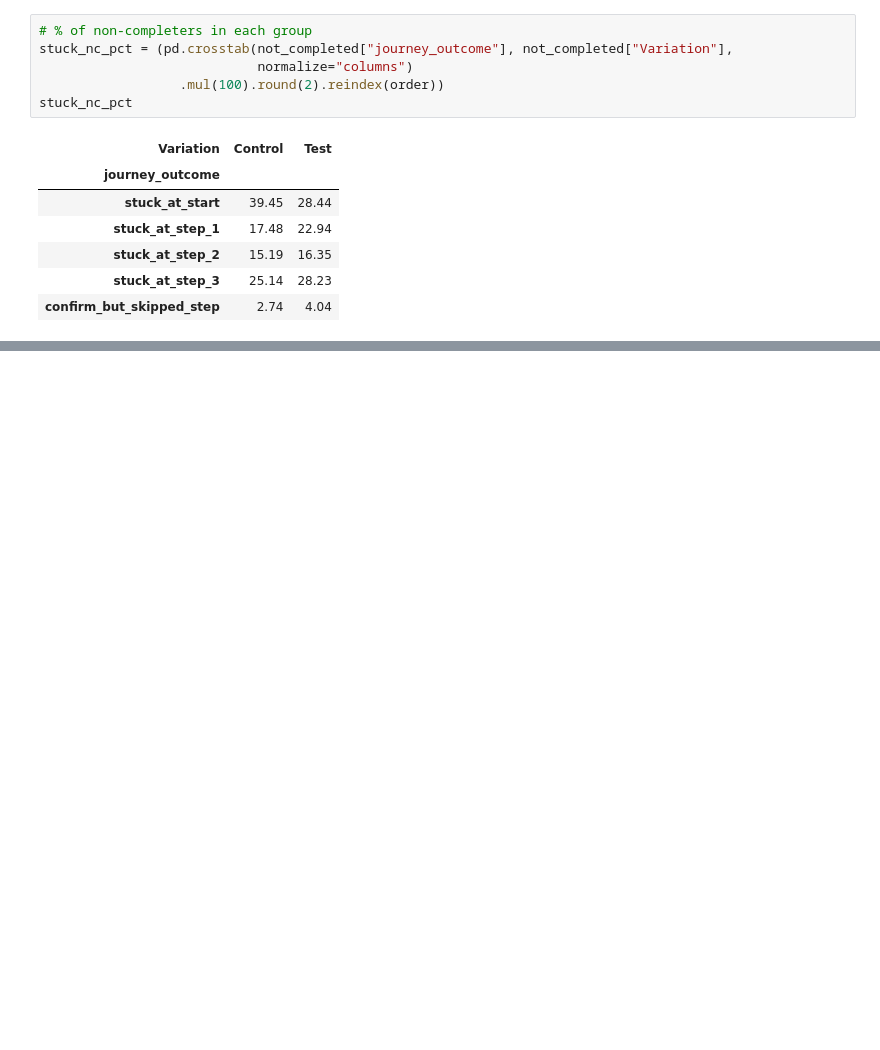
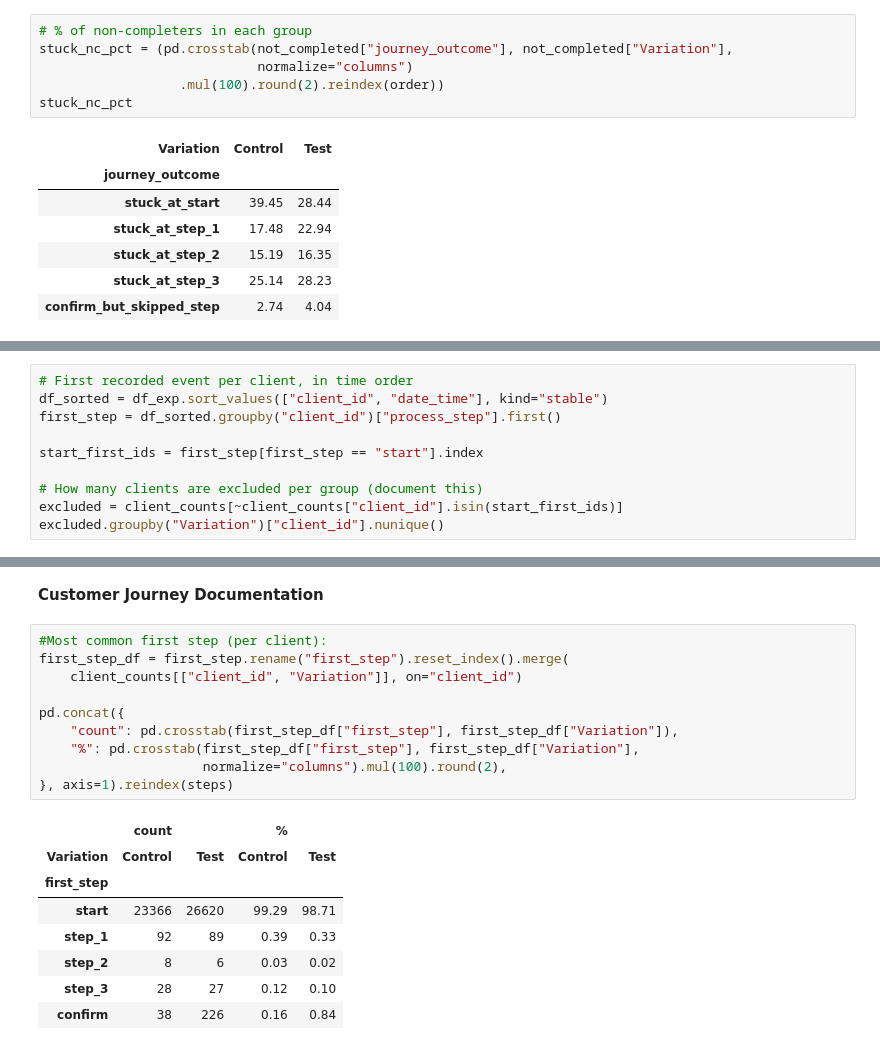
Before and after one commit to FranciscoDosReis/vanguard-FCCP-Solutions, a Jupyter notebook: notebooks/groups_completion_rate_catarina.ipynb, the cells around one changed output, grey strips where cells are left out. Drawn from its saved outputs; the diff is of its cells as text; blank space fills up the shorter version.

```diff
--- a/notebooks/groups_completion_rate_catarina.ipynb
+++ b/notebooks/groups_completion_rate_catarina.ipynb
@@ -343,0 +388,10 @@ Early vs late drop-off
+# %%
+# First recorded event per client, in time order
+df_sorted = df_exp.sort_values(["client_id", "date_time"], kind="stable")
+first_step = df_sorted.groupby("client_id")["process_step"].first()
+
+start_first_ids = first_step[first_step == "start"].index
+
+# How many clients are excluded per group (document this)
+excluded = client_counts[~client_counts["client_id"].isin(start_first_ids)]
+excluded.groupby("Variation")["client_id"].nunique()
@@ -343,0 +490,21 @@ Early vs late drop-off
+# %% [markdown]
+**Customer Journey Documentation**
+# %%
+#Most common first step (per client):
+first_step_df = first_step.rename("first_step").reset_index().merge(
+    client_counts[["client_id", "Variation"]], on="client_id")
+
+pd.concat({
+    "count": pd.crosstab(first_step_df["first_step"], first_step_df["Variation"]),
+    "%": pd.crosstab(first_step_df["first_step"], first_step_df["Variation"],
+                     normalize="columns").mul(100).round(2),
+}, axis=1).reindex(steps)
+# %% [output]
+|  | count |  | % |  |
+| Variation | Control | Test | Control | Test |
+| first_step |  |  |  |  |
+| start | 23366 | 26620 | 99.29 | 98.71 |
+| step_1 | 92 | 89 | 0.39 | 0.33 |
+| step_2 | 8 | 6 | 0.03 | 0.02 |
+| step_3 | 28 | 27 | 0.12 | 0.10 |
+| confirm | 38 | 226 | 0.16 | 0.84 |
```
Also changed, not shown: parts of 27 cells of this notebook.
